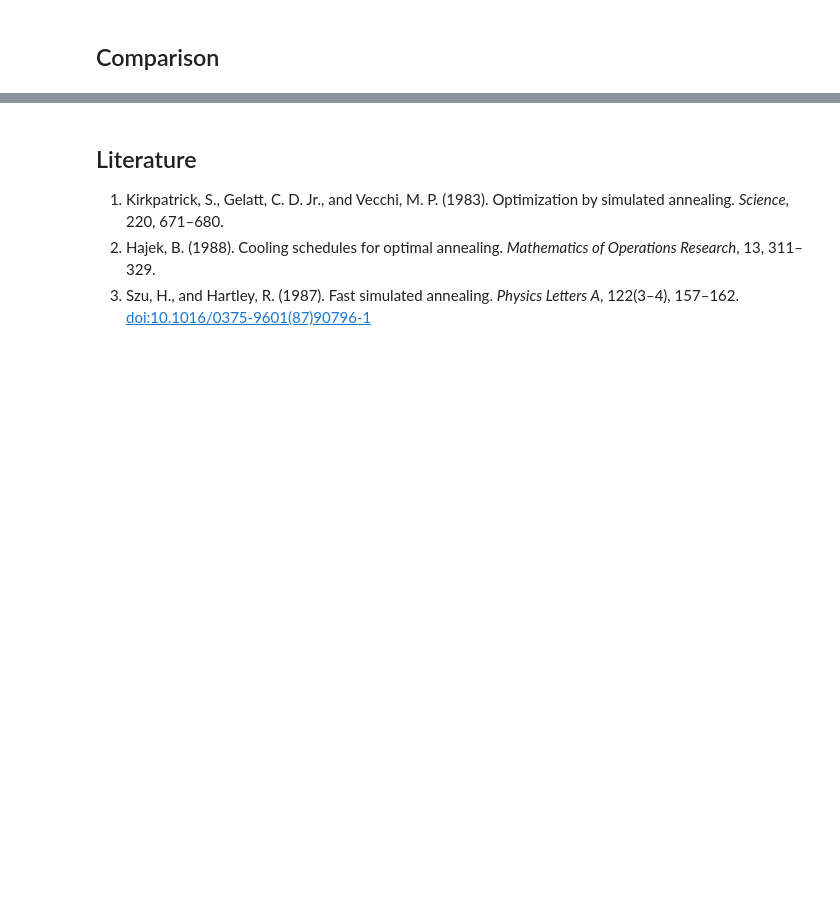
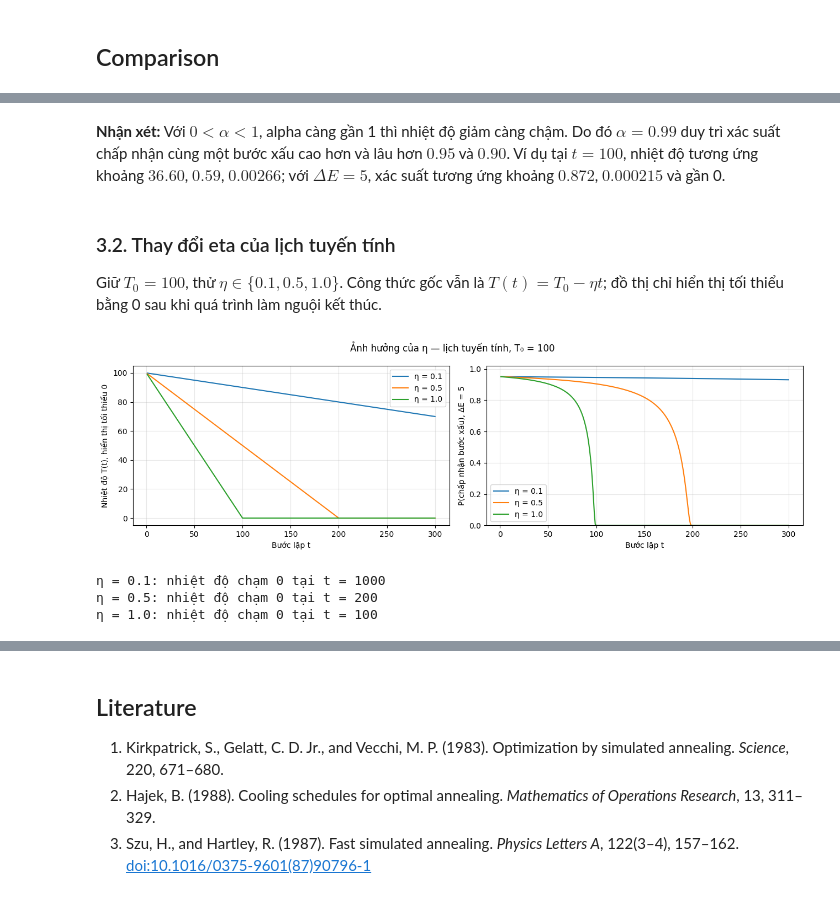
Before and after one commit to doduyquy/sgu-team-2026-advanced-ai-subject, a Jupyter notebook: weekly assignments/lab03 - local search/Simulated_Annealing_Schedules.ipynb, the cells around one changed output, grey strips where cells are left out. Drawn from its saved outputs; the diff is of its cells as text; code cells hidden in the pictures; blank space fills up the shorter version.

```diff
--- a/weekly assignments/lab03 - local search/Simulated_Annealing_Schedules.ipynb
+++ b/weekly assignments/lab03 - local search/Simulated_Annealing_Schedules.ipynb
@@ -65,0 +162,19 @@ plt.show()
+# %% [markdown]
+**Nhận xét:** Với $0<\alpha<1$, alpha càng gần 1 thì nhiệt độ giảm càng chậm. Do đó $\alpha=0.99$ duy trì xác suất chấp nhận cùng một bước xấu cao hơn và lâu hơn $0.95$ và $0.90$. Ví dụ tại $t=100$, nhiệt độ tương ứng khoảng $36.60$, $0.59$, $0.00266$; với $\Delta E=5$, xác suất tương ứng khoảng $0.872$, $0.000215$ và gần 0.
+# %% [markdown]
+### 3.2. Thay đổi eta của lịch tuyến tính
+
+Giữ $T_0=100$, thử $\eta\in\{0.1,0.5,1.0\}$. Công thức gốc vẫn là $T(t)=T_0-\eta t$; đồ thị chỉ hiển thị tối thiểu bằng 0 sau khi quá trình làm nguội kết thúc.
+# %%
+eta_curves = {
+    f'η = {value}': temperature_linear(survey_time, survey_T0, value)
+    for value in [0.1, 0.5, 1.0]
+}
+plot_parameter_survey(eta_curves, 'Ảnh hưởng của η — lịch tuyến tính, T₀ = 100')
+for value in [0.1, 0.5, 1.0]:
+    print(f'η = {value}: nhiệt độ chạm 0 tại t = {survey_T0 / value:g}')
+# %% [output]
+[figure, added]
+η = 0.1: nhiệt độ chạm 0 tại t = 1000
+η = 0.5: nhiệt độ chạm 0 tại t = 200
+η = 1.0: nhiệt độ chạm 0 tại t = 100
```
Also changed, not shown: parts of 21 cells of this notebook, 2 other files.
